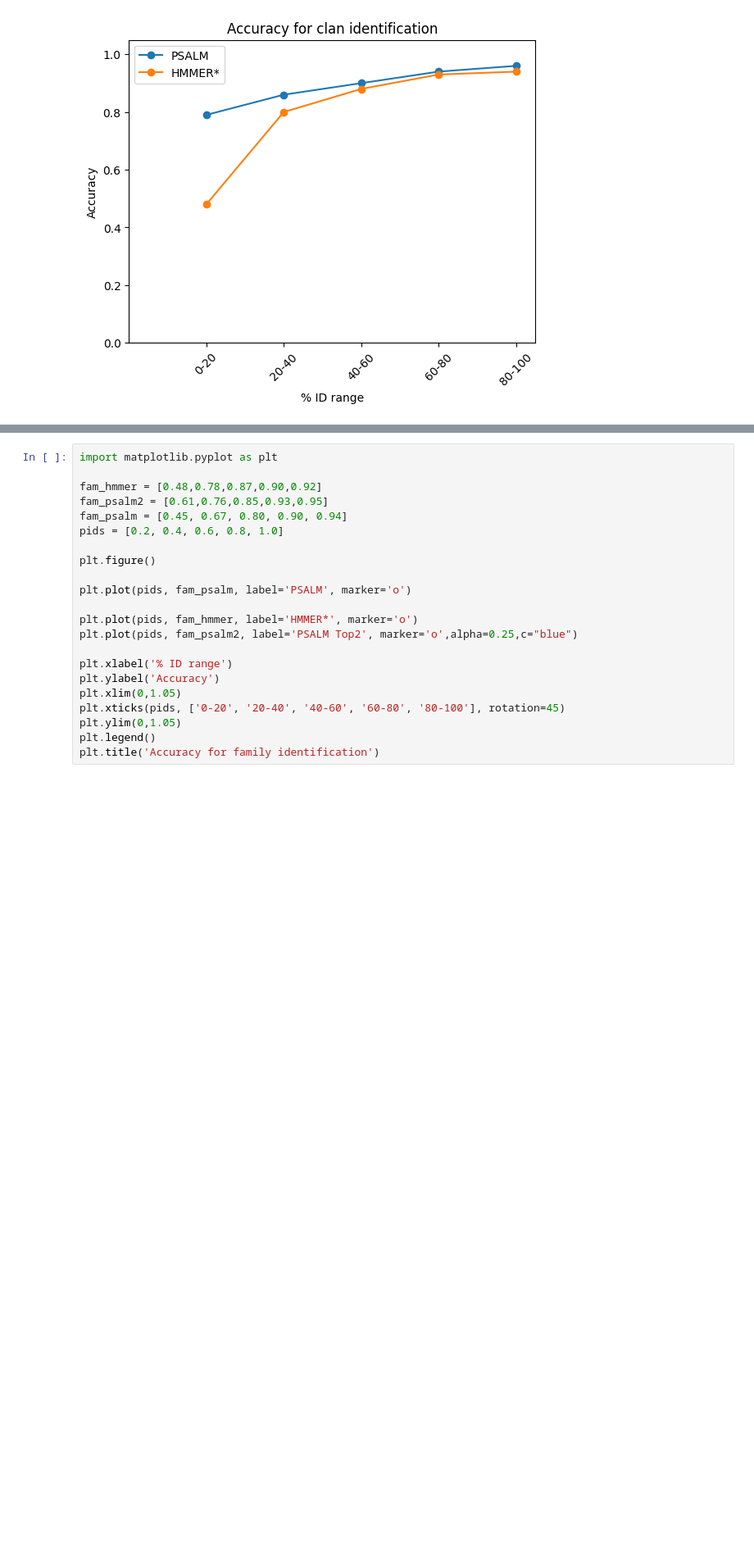
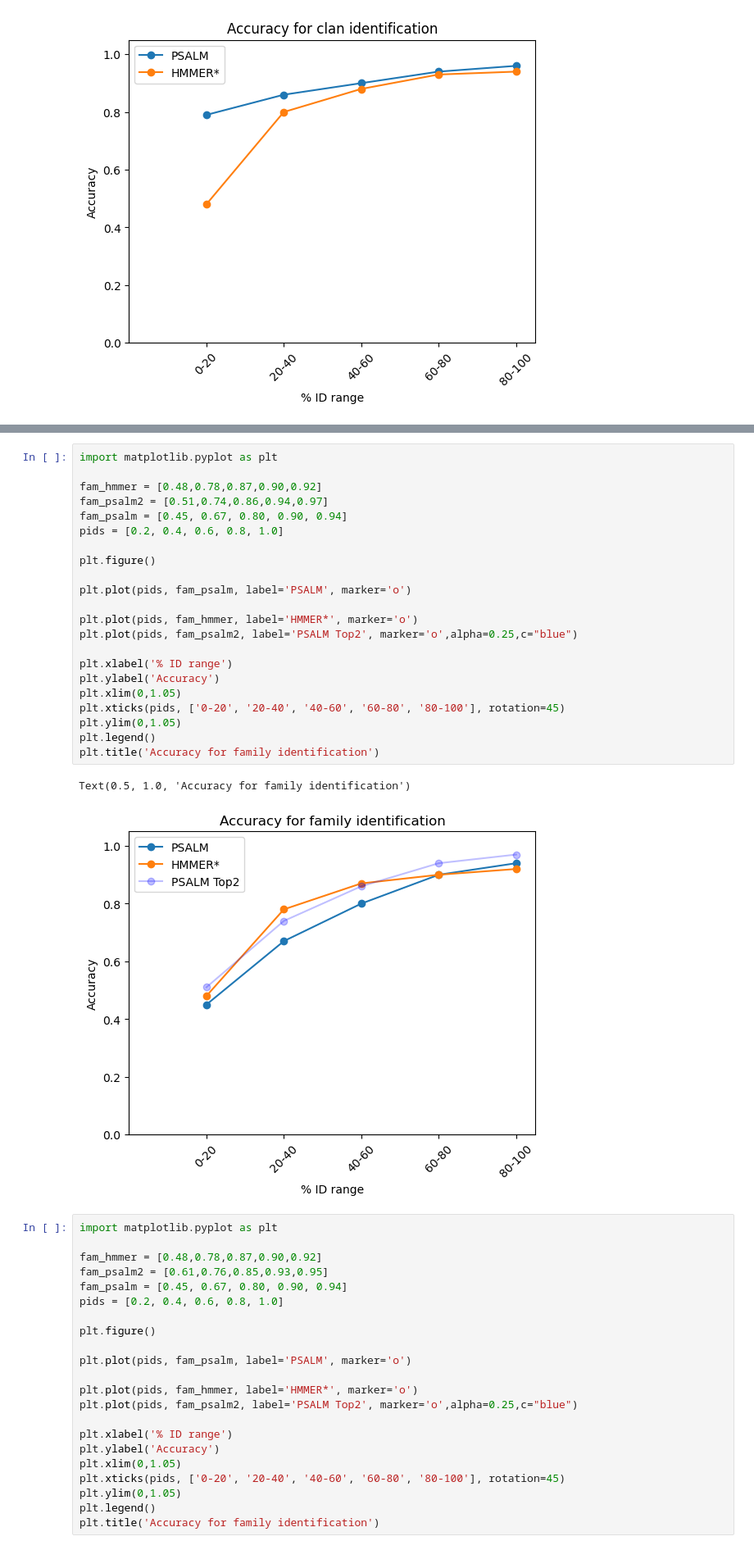
Before and after one commit to Protein-Sequence-Annotation/PSALM, a Jupyter notebook: library/test_esm.ipynb, the cells around one changed output, grey strips where cells are left out. Shown: that part at 82% size. Saved outputs shown, nothing was run; the diff lists cells and outputs as text; blank space fills up the shorter version.

```diff
--- a/library/test_esm.ipynb
+++ b/library/test_esm.ipynb
@@ -1247,4 +1297,29 @@ print('100', df_hmmer_100.mean(), df_f100.mean())
 └──────────┴──────────┴──────────┴──────────┴──────────┴──────────┘
+# %%
+import matplotlib.pyplot as plt
+
+fam_hmmer = [0.48,0.78,0.87,0.90,0.92]
+fam_psalm2 = [0.51,0.74,0.86,0.94,0.97]
+fam_psalm = [0.45, 0.67, 0.80, 0.90, 0.94]
+pids = [0.2, 0.4, 0.6, 0.8, 1.0]
+
+plt.figure()
+
+plt.plot(pids, fam_psalm, label='PSALM', marker='o')
+
+plt.plot(pids, fam_hmmer, label='HMMER*', marker='o')
+plt.plot(pids, fam_psalm2, label='PSALM Top2', marker='o',alpha=0.25,c="blue")
+
+plt.xlabel('% ID range')
+plt.ylabel('Accuracy')
+plt.xlim(0,1.05)
+plt.xticks(pids, ['0-20', '20-40', '40-60', '60-80', '80-100'], rotation=45)
+plt.ylim(0,1.05)
+plt.legend()
+plt.title('Accuracy for family identification')
+# %% [output]
+Text(0.5, 1.0, 'Accuracy for family identification')
+[figure, added]
 # %%
 import matplotlib.pyplot as plt
 
```
Also changed, not shown: parts of 8 cells of this notebook, 4 other files.
